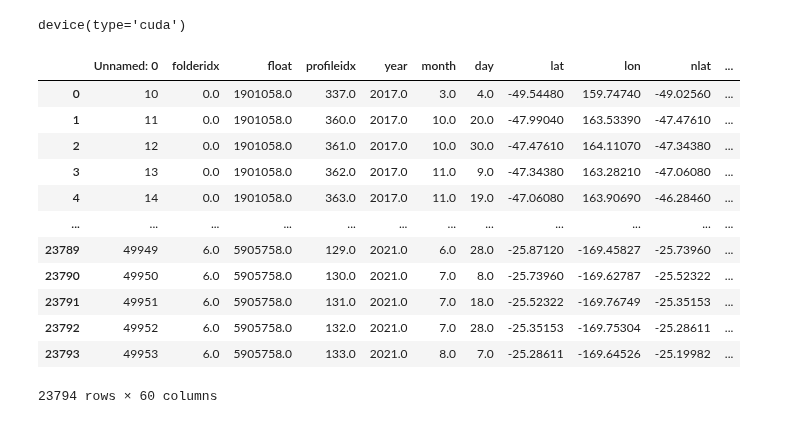
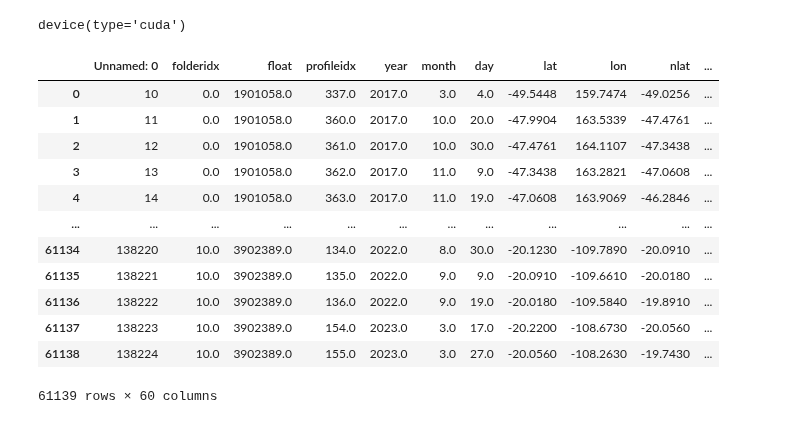
Before and after one commit to kalkulator413/argo_nn, a Jupyter notebook: train.ipynb, the cells around one changed output. Cells and saved outputs as stored; diff of their text form; code cells hidden in the pictures.

```diff
--- a/train.ipynb
+++ b/train.ipynb
@@ -12,19 +12,19 @@ device
 device(type='cuda')
 # %%
 # complete = pd.read_csv('EOF_Bath_SPacific.csv')
-complete = pd.read_csv('/kaggle/input/spacific2/Full_SPacific2.csv')
+complete = pd.read_csv('/kaggle/input/spacific3/Full_SPacific2.csv')
 complete
 # %% [output]
 |  | Unnamed: 0 | folderidx | float | profileidx | year | month | day | lat | lon | nlat | ... |
-| 0 | 10 | 0.0 | 1901058.0 | 337.0 | 2017.0 | 3.0 | 4.0 | -49.54480 | 159.74740 | -49.02560 | ... |
-| 1 | 11 | 0.0 | 1901058.0 | 360.0 | 2017.0 | 10.0 | 20.0 | -47.99040 | 163.53390 | -47.47610 | ... |
-| 2 | 12 | 0.0 | 1901058.0 | 361.0 | 2017.0 | 10.0 | 30.0 | -47.47610 | 164.11070 | -47.34380 | ... |
-| 3 | 13 | 0.0 | 1901058.0 | 362.0 | 2017.0 | 11.0 | 9.0 | -47.34380 | 163.28210 | -47.06080 | ... |
-| 4 | 14 | 0.0 | 1901058.0 | 363.0 | 2017.0 | 11.0 | 19.0 | -47.06080 | 163.90690 | -46.28460 | ... |
+| 0 | 10 | 0.0 | 1901058.0 | 337.0 | 2017.0 | 3.0 | 4.0 | -49.5448 | 159.7474 | -49.0256 | ... |
+| 1 | 11 | 0.0 | 1901058.0 | 360.0 | 2017.0 | 10.0 | 20.0 | -47.9904 | 163.5339 | -47.4761 | ... |
+| 2 | 12 | 0.0 | 1901058.0 | 361.0 | 2017.0 | 10.0 | 30.0 | -47.4761 | 164.1107 | -47.3438 | ... |
+| 3 | 13 | 0.0 | 1901058.0 | 362.0 | 2017.0 | 11.0 | 9.0 | -47.3438 | 163.2821 | -47.0608 | ... |
+| 4 | 14 | 0.0 | 1901058.0 | 363.0 | 2017.0 | 11.0 | 19.0 | -47.0608 | 163.9069 | -46.2846 | ... |
 | ... | ... | ... | ... | ... | ... | ... | ... | ... | ... | ... | ... |
-| 23789 | 49949 | 6.0 | 5905758.0 | 129.0 | 2021.0 | 6.0 | 28.0 | -25.87120 | -169.45827 | -25.73960 | ... |
-| 23790 | 49950 | 6.0 | 5905758.0 | 130.0 | 2021.0 | 7.0 | 8.0 | -25.73960 | -169.62787 | -25.52322 | ... |
-| 23791 | 49951 | 6.0 | 5905758.0 | 131.0 | 2021.0 | 7.0 | 18.0 | -25.52322 | -169.76749 | -25.35153 | ... |
-| 23792 | 49952 | 6.0 | 5905758.0 | 132.0 | 2021.0 | 7.0 | 28.0 | -25.35153 | -169.75304 | -25.28611 | ... |
-| 23793 | 49953 | 6.0 | 5905758.0 | 133.0 | 2021.0 | 8.0 | 7.0 | -25.28611 | -169.64526 | -25.19982 | ... |
+| 61134 | 138220 | 10.0 | 3902389.0 | 134.0 | 2022.0 | 8.0 | 30.0 | -20.1230 | -109.7890 | -20.0910 | ... |
+| 61135 | 138221 | 10.0 | 3902389.0 | 135.0 | 2022.0 | 9.0 | 9.0 | -20.0910 | -109.6610 | -20.0180 | ... |
+| 61136 | 138222 | 10.0 | 3902389.0 | 136.0 | 2022.0 | 9.0 | 19.0 | -20.0180 | -109.5840 | -19.8910 | ... |
+| 61137 | 138223 | 10.0 | 3902389.0 | 154.0 | 2023.0 | 3.0 | 17.0 | -20.2200 | -108.6730 | -20.0560 | ... |
+| 61138 | 138224 | 10.0 | 3902389.0 | 155.0 | 2023.0 | 3.0 | 27.0 | -20.0560 | -108.2630 | -19.7430 | ... |
-23794 rows × 60 columns
+61139 rows × 60 columns
```
Also changed, not shown: parts of 13 cells of this notebook, 1 other file.
